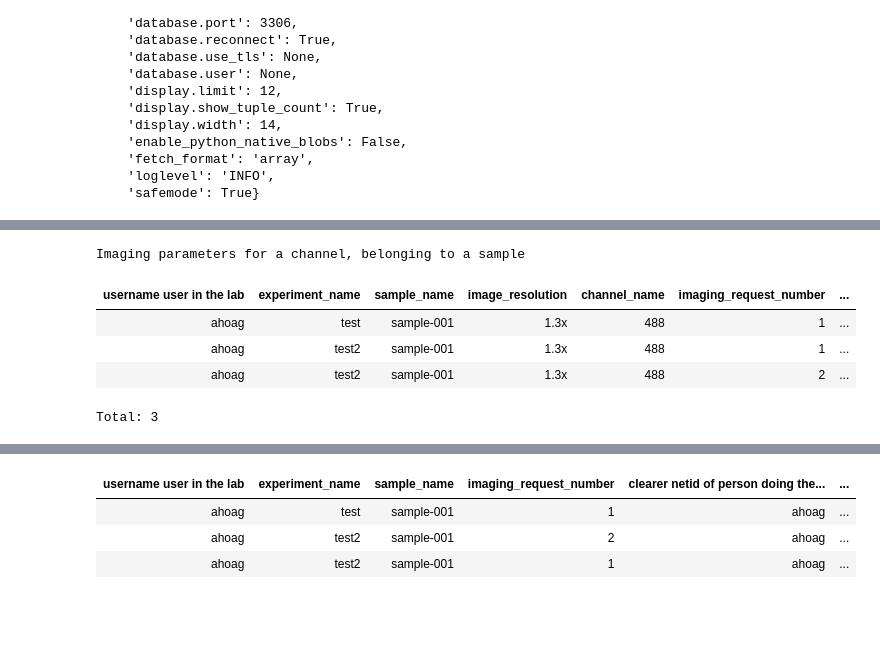
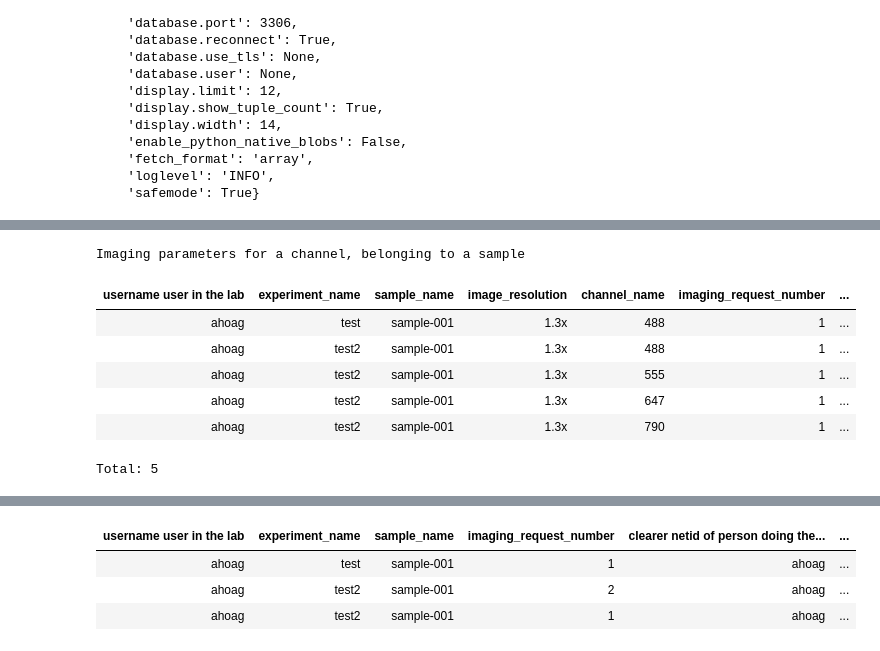
Before and after one commit to BrainCOGS/lightserv, a Jupyter notebook: notebooks/datajoint_sandbox.ipynb, the cells around one changed output, grey strips where cells are left out. Saved outputs shown, nothing was run; the diff lists cells and outputs as text; code cells hidden in the pictures; blank space fills up the shorter version.

Commit message:
work on new imaging request form

```diff
--- a/notebooks/datajoint_sandbox.ipynb
+++ b/notebooks/datajoint_sandbox.ipynb
@@ -93,9 +95,12 @@ Total: 2
 # %%
-schema.Sample.ImagingChannel()
+channel_contents = schema.Sample.ImagingChannel()
+channel_contents
 # %% [output]
 Imaging parameters for a channel, belonging to a sample
 | username user in the lab | experiment_name | sample_name | image_resolution | channel_name | imaging_request_number | ... |
 | ahoag | test | sample-001 | 1.3x | 488 | 1 | ... |
 | ahoag | test2 | sample-001 | 1.3x | 488 | 1 | ... |
-| ahoag | test2 | sample-001 | 1.3x | 488 | 2 | ... |
+| ahoag | test2 | sample-001 | 1.3x | 555 | 1 | ... |
+| ahoag | test2 | sample-001 | 1.3x | 647 | 1 | ... |
+| ahoag | test2 | sample-001 | 1.3x | 790 | 1 | ... |
-Total: 3
+Total: 5
```
Also changed, not shown: parts of 9 cells of this notebook, 8 other files.
